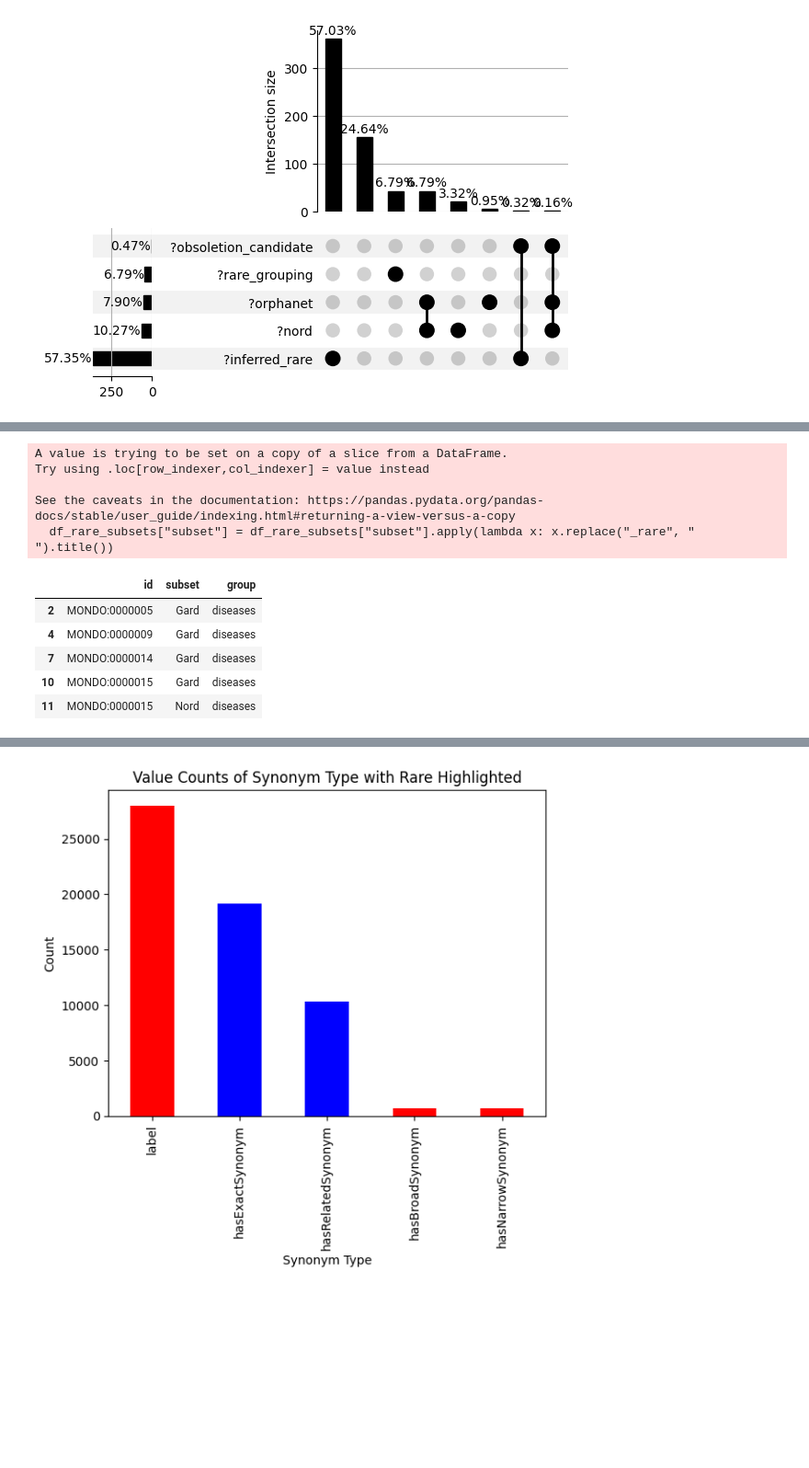
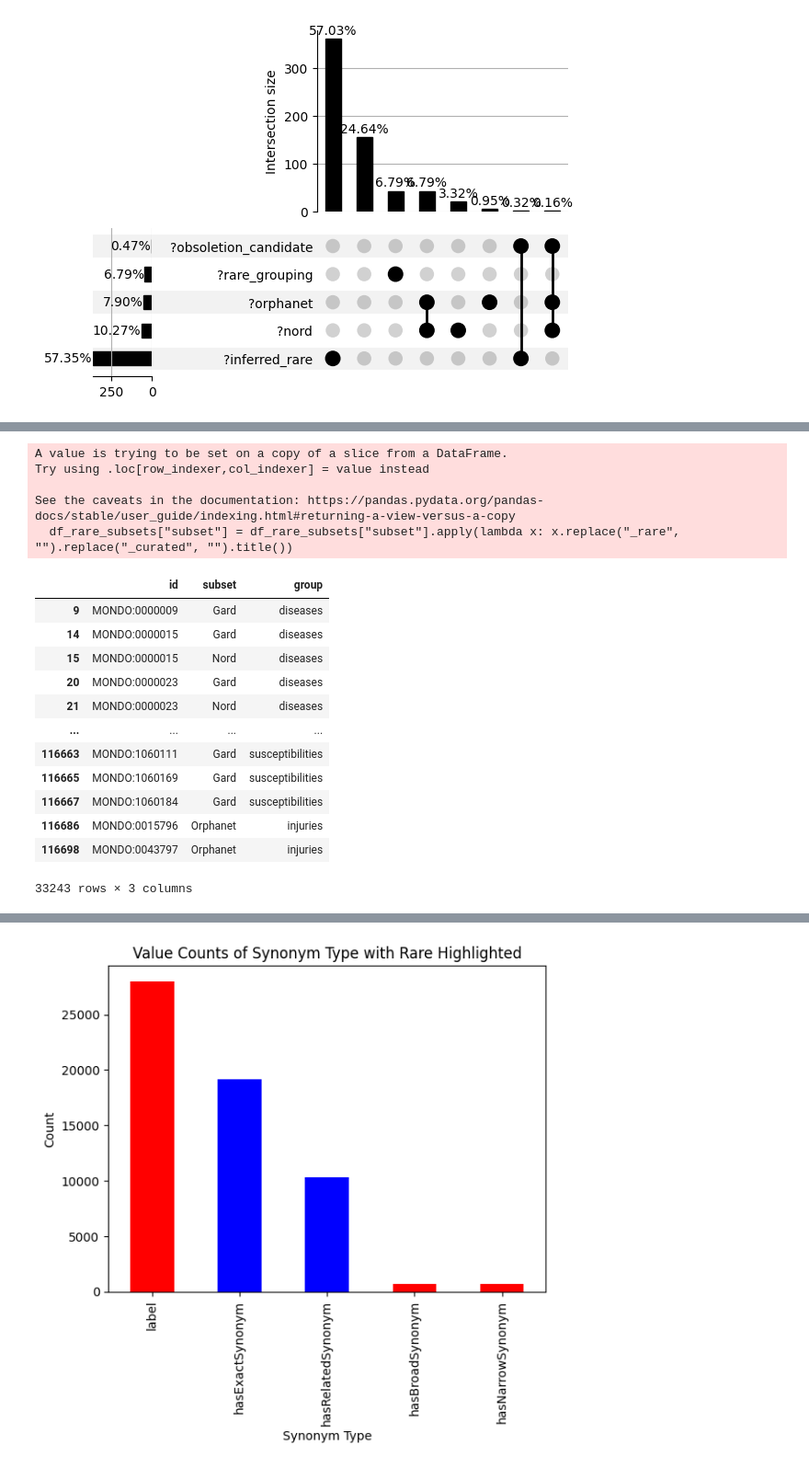
Before and after one commit to monarch-initiative/mondo, a Jupyter notebook: src/scripts/notebooks/mondo_paper_plots.ipynb, the cells around one changed output, grey strips where cells are left out. Shown at 92% size. Cells and saved outputs as stored; diff of their text form; code cells hidden in the pictures; blank space fills up the shorter version.

```diff
--- a/src/scripts/notebooks/mondo_paper_plots.ipynb
+++ b/src/scripts/notebooks/mondo_paper_plots.ipynb
@@ -99,20 +118,27 @@ array(['MONDO:0000005', 'MONDO:0000009', 'MONDO:0000014', ...,
 # %%
 df_rare_subsets = df_subsets[df_subsets["subset"].isin(rare_subsets)]
-df_rare_subsets["subset"] = df_rare_subsets["subset"].apply(lambda x: x.replace("_rare", " ").title())
+df_rare_subsets["subset"] = df_rare_subsets["subset"].apply(lambda x: x.replace("_rare", "").replace("_curated", "").title())
 df_subset_upset = df_rare_subsets[["id", "subset"]]
-df_rare_subsets.head()
+df_rare_subsets
 # %% [output]
 A value is trying to be set on a copy of a slice from a DataFrame.
 Try using .loc[row_indexer,col_indexer] = value instead
 
 See the caveats in the documentation: https://pandas.pydata.org/pandas-docs/stable/user_guide/indexing.html#returning-a-view-versus-a-copy
-  df_rare_subsets["subset"] = df_rare_subsets["subset"].apply(lambda x: x.replace("_rare", " ").title())
+  df_rare_subsets["subset"] = df_rare_subsets["subset"].apply(lambda x: x.replace("_rare", "").replace("_curated", "").title())
 |  | id | subset | group |
-| 2 | MONDO:0000005 | Gard | diseases |
-| 4 | MONDO:0000009 | Gard | diseases |
-| 7 | MONDO:0000014 | Gard | diseases |
-| 10 | MONDO:0000015 | Gard | diseases |
-| 11 | MONDO:0000015 | Nord | diseases |
+| 9 | MONDO:0000009 | Gard | diseases |
+| 14 | MONDO:0000015 | Gard | diseases |
+| 15 | MONDO:0000015 | Nord | diseases |
+| 20 | MONDO:0000023 | Gard | diseases |
+| 21 | MONDO:0000023 | Nord | diseases |
+| ... | ... | ... | ... |
+| 116663 | MONDO:1060111 | Gard | susceptibilities |
+| 116665 | MONDO:1060169 | Gard | susceptibilities |
+| 116667 | MONDO:1060184 | Gard | susceptibilities |
+| 116686 | MONDO:0015796 | Orphanet | injuries |
+| 116698 | MONDO:0043797 | Orphanet | injuries |
+33243 rows × 3 columns
 # %%
 df_synonyms["id"] = df_synonyms["?entity"].apply(lambda x: x.replace("<http://purl.obolibrary.org/obo/MONDO_", "MONDO:").replace(">", ""))
 df_synonyms["synonym_type"] = df_synonyms["?synonym_property"].apply(lambda x: x.replace("<http://www.geneontology.org/formats/oboInOwl#", "").replace("<http://www.w3.org/2000/01/rdf-schema#","").replace(">", ""))
```
Also changed, not shown: parts of 12 cells of this notebook, 17 other files.
